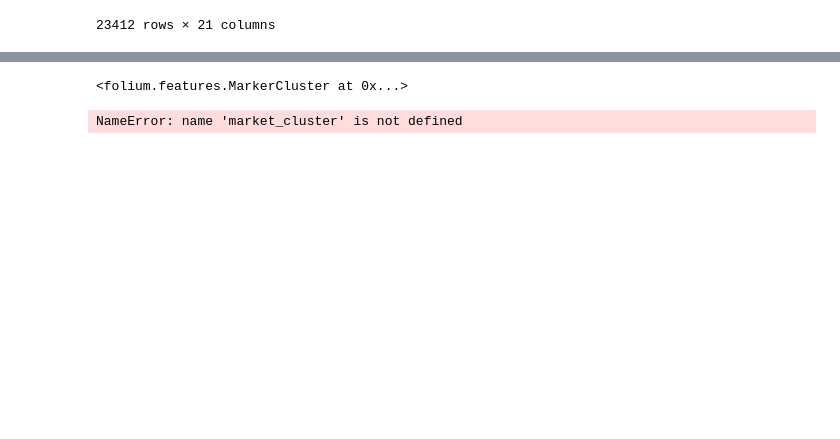
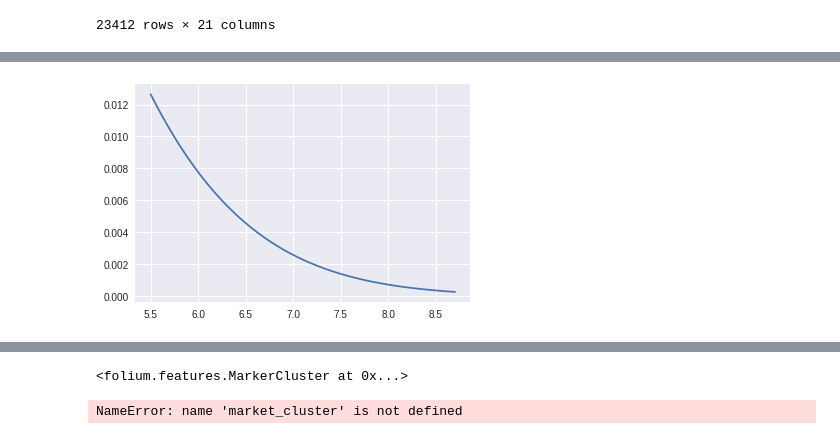
Before and after one commit to jedxie/Earthquakes_USGS, a Jupyter notebook: Earthquake_Stats_Project.ipynb, the cells around one changed output, grey strips where cells are left out. Drawn from its saved outputs; the diff is of its cells as text; code cells hidden in the pictures; blank space fills up the shorter version.

```diff
--- a/Earthquake_Stats_Project.ipynb
+++ b/Earthquake_Stats_Project.ipynb
@@ -49 +91,8 @@ earthquake_sample=earthquakes.sample(1000)
+# %%
+variance = ESMagMean
+sigma = math.sqrt(variance)
+x = np.linspace(ESMagMin,ESMagMax,100)
+plt.plot(x,mlab.normpdf(x,0,sigma)); # hoping to get a normal distrabution curve
+# %% [output]
+[figure, added]
 # %%
```
Also changed, not shown: parts of 31 cells of this notebook.
